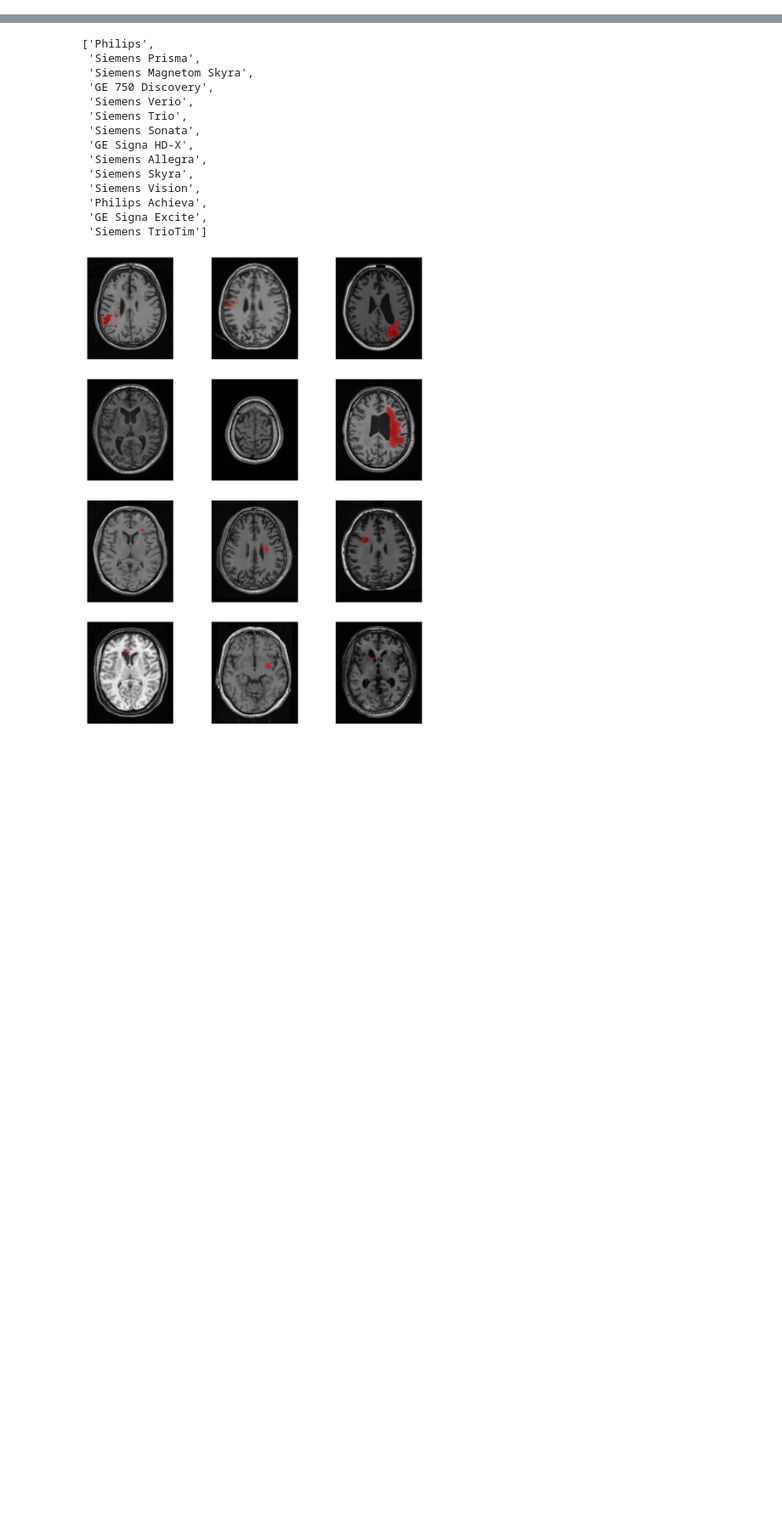
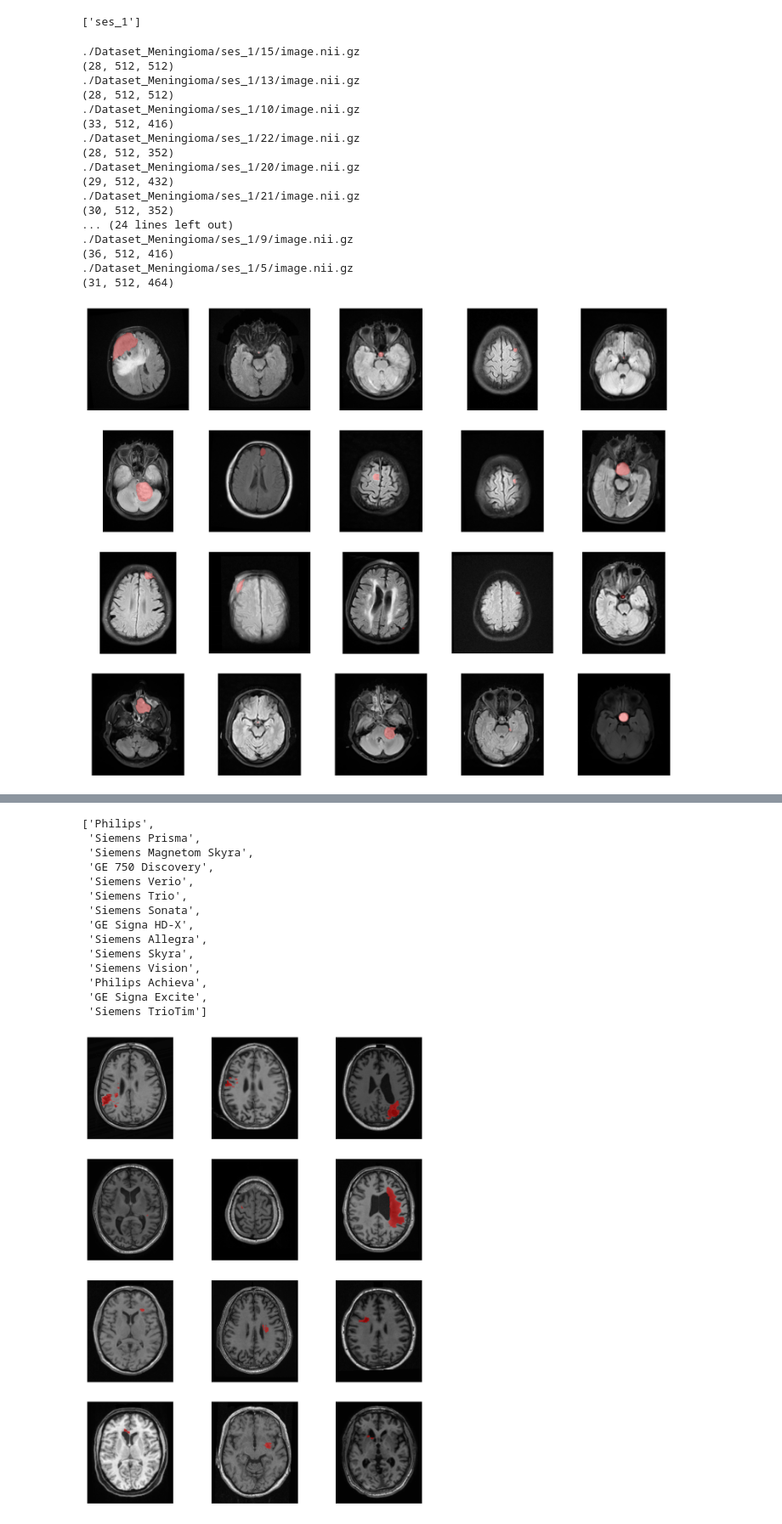
Before and after one commit to ZerojumpLine/Robust-Medical-Segmentation, a Jupyter notebook: data/Data_Visualization.ipynb, the cells around one changed output, grey strips where cells are left out. Shown at 85% size. Drawn from its saved outputs; the diff is of its cells as text; code cells hidden in the pictures; blank space fills up the shorter version.

```diff
--- a/data/Data_Visualization.ipynb
+++ b/data/Data_Visualization.ipynb
@@ -11,3 +11,62 @@ from scipy.ndimage import label, binary_fill_holes
 import os
 import shutil
 from skimage import io, color
+# %%
+# Meningioma
+conds = next(os.walk('./Dataset_Meningioma/'))[1]
+# %%
+conds
+# %% [output]
+['ses_1']
+# %%
+cases_train = [0, 1, 2, 3, 5, 6, 7, 8, 11, 12, 14, 15, 16, 17, 18]
+cases_test = [4, 9, 10, 13, 22]
+cases = cases_train + cases_test
+plt.figure(figsize=(20, 16))
+for i in range(20):
+    Img_cond1 = glob.glob('./Dataset_Meningioma/' + conds[i % len(conds)] + '/*/image.nii.gz')
+    Lbl_cond1 = glob.glob('./Dataset_Meningioma/' + conds[i % len(conds)] + '/*/seg.nii.gz')
+
+    # Read images and labels
+    img_obj = sitk.ReadImage(Img_cond1[cases[i]])
+    array_img = sitk.GetArrayFromImage(img_obj)
+
+    lbl_obj = sitk.ReadImage(Lbl_cond1[cases[i]])
+    array_lbl = sitk.GetArrayFromImage(lbl_obj)
+
+    print(Img_cond1[cases[i]])
+    print(array_lbl.shape)
+
+    slicenum = np.where(np.sum(array_lbl, axis=(1,2)) > 0)
+
+    img = array_img[slicenum[0][np.int32(len(slicenum[0])/2)], ::-1, :]
+    label2 = array_lbl[slicenum[0][np.int32(len(slicenum[0])/2)], ::-1, :] != 0
+
+    # Plot
+    plt.subplot(4, 5, i + 1)
+    plt.imshow(img, cmap='gray')
+    masked = np.ma.masked_where(np.uint8(label2) == 0, np.ones(label2.shape))
+    plt.imshow(masked, 'autumn', interpolation='none', alpha=0.3)
+    plt.xticks([])
+    plt.yticks([])
+
+plt.show()
+# %% [output]
+./Dataset_Meningioma/ses_1/15/image.nii.gz
+(28, 512, 512)
+./Dataset_Meningioma/ses_1/13/image.nii.gz
+(28, 512, 512)
+./Dataset_Meningioma/ses_1/10/image.nii.gz
+(33, 512, 416)
+./Dataset_Meningioma/ses_1/22/image.nii.gz
+(28, 512, 352)
+./Dataset_Meningioma/ses_1/20/image.nii.gz
+(29, 512, 432)
+./Dataset_Meningioma/ses_1/21/image.nii.gz
+(30, 512, 352)
+... (24 lines left out)
+./Dataset_Meningioma/ses_1/9/image.nii.gz
+(36, 512, 416)
+./Dataset_Meningioma/ses_1/5/image.nii.gz
+(31, 512, 464)
+[figure, added]
```
Also changed, not shown: parts of 1 cell of this notebook, 11 other files.
